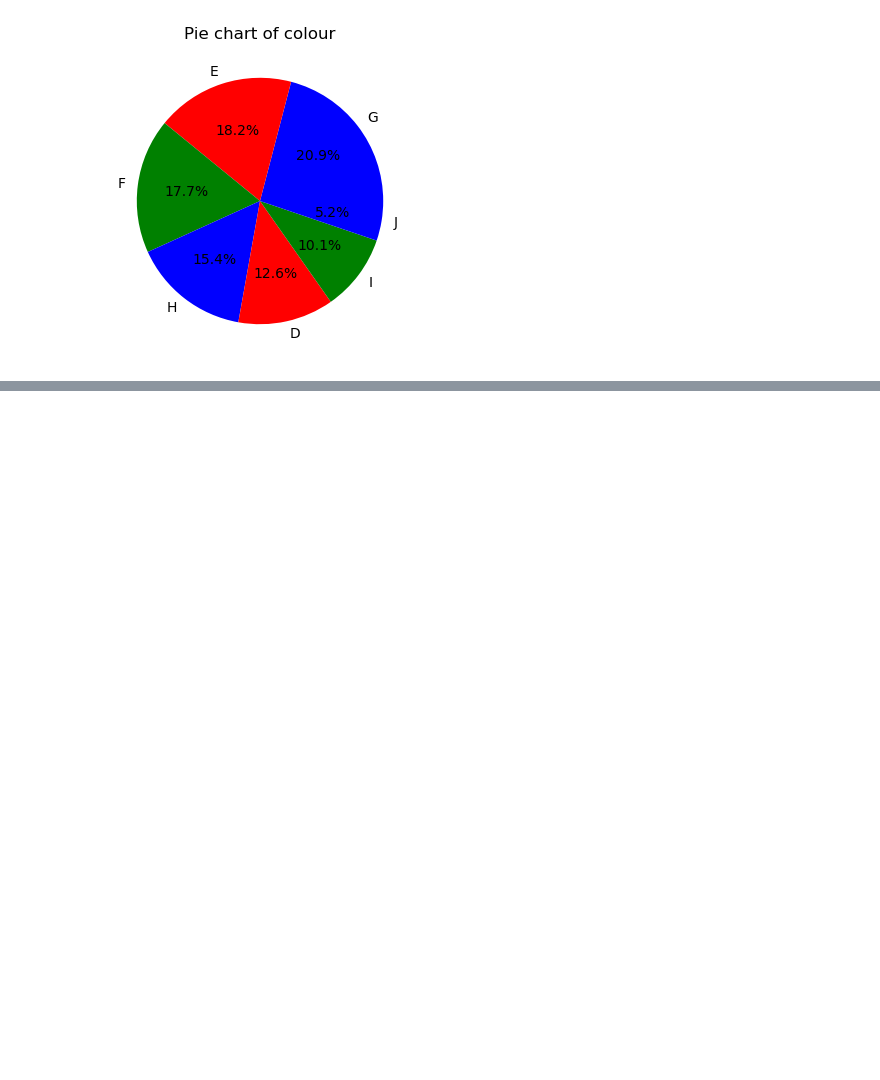
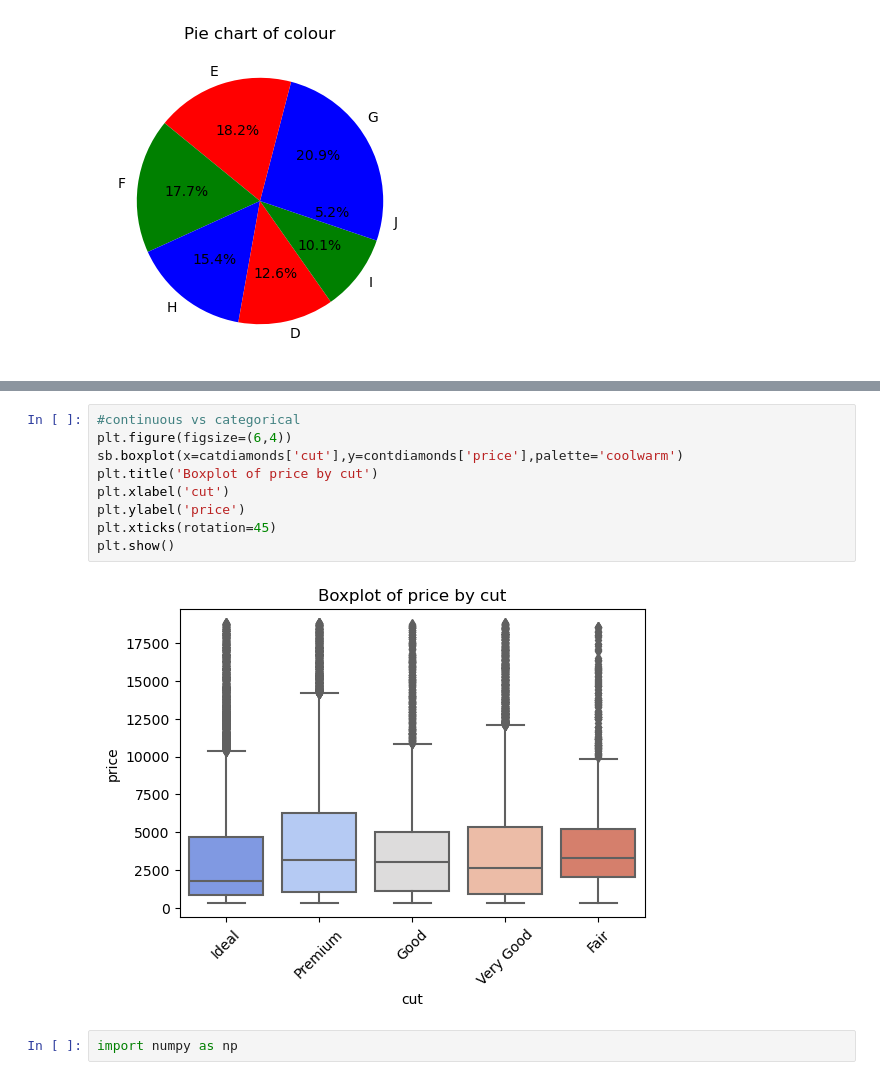
Before and after one commit to anitajn86/DATA-MINING-AND-ANALYTICS, a Jupyter notebook: PRACTICE 1/diamond pricing.ipynb, the cells around one changed output, grey strips where cells are left out. Drawn from its saved outputs; the diff is of its cells as text; blank space fills up the shorter version.

```diff
--- a/PRACTICE 1/diamond pricing.ipynb
+++ b/PRACTICE 1/diamond pricing.ipynb
@@ -209,0 +255,13 @@ plt.show()
+# %%
+#continuous vs categorical
+plt.figure(figsize=(6,4))
+sb.boxplot(x=catdiamonds['cut'],y=contdiamonds['price'],palette='coolwarm')
+plt.title('Boxplot of price by cut')
+plt.xlabel('cut')
+plt.ylabel('price')
+plt.xticks(rotation=45)
+plt.show()
+# %% [output]
+[figure, added]
+# %%
+import numpy as np
```
Also changed, not shown: parts of 7 cells of this notebook.
